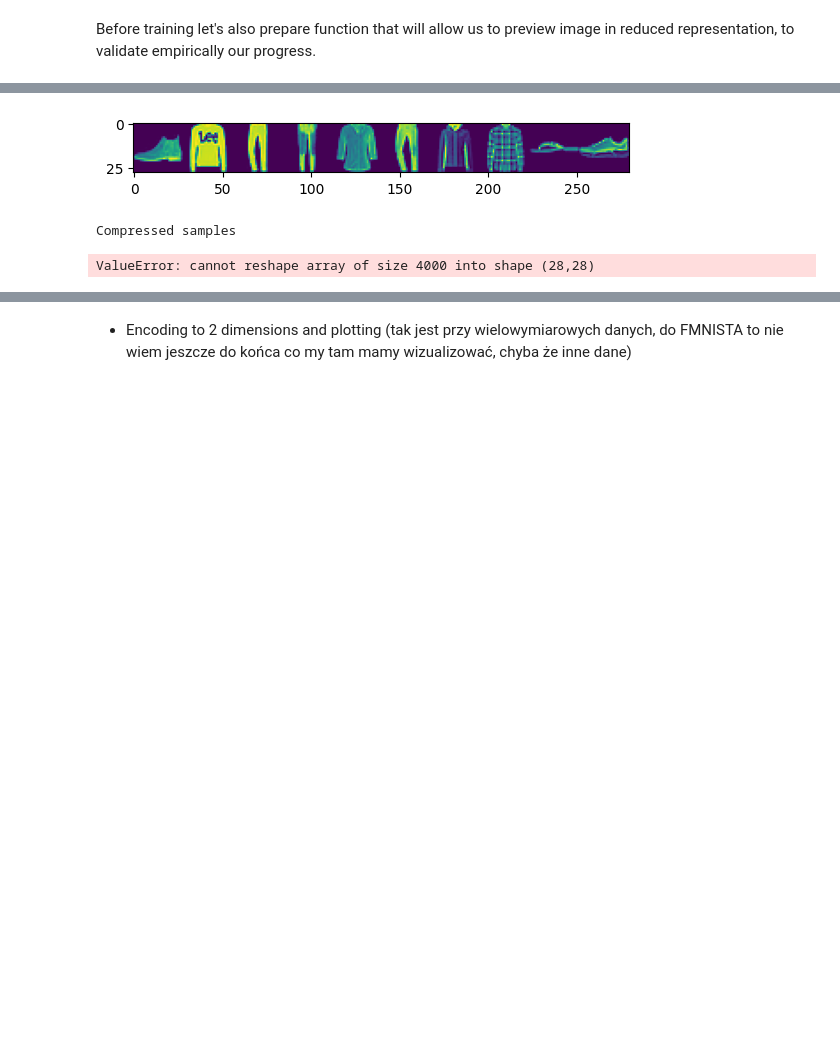
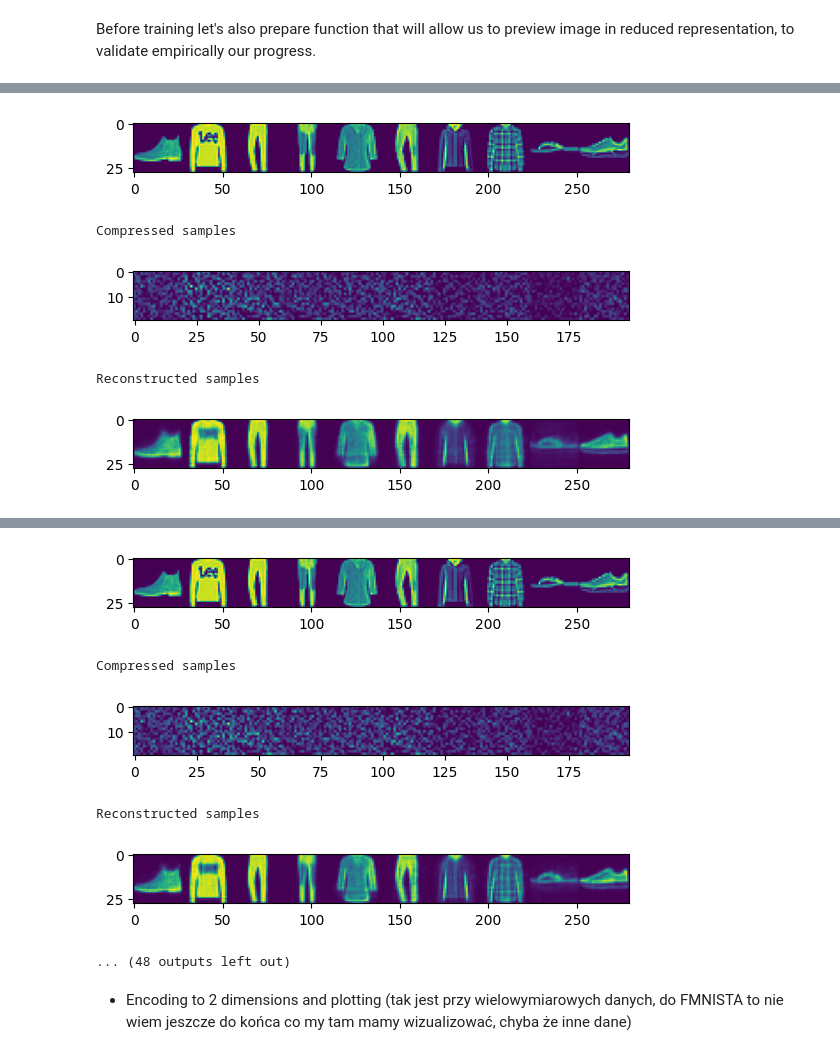
Before and after one commit to piotrekvs/agh-cs-ds-wdzd, a Jupyter notebook: autoencoders_tutorial.ipynb, the cells around one changed output, grey strips where cells are left out. Saved outputs shown, nothing was run; the diff lists cells and outputs as text; code cells hidden in the pictures; blank space fills up the shorter version.

```diff
--- a/autoencoders_tutorial.ipynb
+++ b/autoencoders_tutorial.ipynb
@@ -122,19 +122,22 @@ LATENT_SPACE_SIDE = 20
 import torch.nn as nn
 
 class Autoencoder(nn.Module):
-    def __init__(self):
+    def __init__(self, input_size = INPUT_SIZE, latent_space_size = LATENT_SPACE_SIZE):
         super(Autoencoder, self).__init__()
         self.encoder = nn.Sequential(
-            nn.Linear(INPUT_SIZE, LATENT_SPACE_SIZE),
+            nn.Linear(input_size,latent_space_size),
             nn.ReLU(),
         )
         self.decoder = nn.Sequential(
-            nn.Linear(LATENT_SPACE_SIZE, INPUT_SIZE),
+            nn.Linear(latent_space_size, input_size),
             nn.Sigmoid(),
         )
 
     def encode(self, x):
         return self.encoder(x)
+    def decode(self, x):
+        return self.decoder(x)
+
 
     def forward(self, x):
         x = self.encoder(x)
@@ -183,24 +186,27 @@ X_test = torch.tensor(X_test, dtype=torch.float32)
 batched_data = torch.utils.data.DataLoader(X_train, batch_size=BATCH_SIZE, shuffle=True)
 #convert to float32
 # %%
-
-
 ae = Autoencoder()
+optimizer = torch.optim.Adam(ae.parameters(), lr=LEARNING_RATE)
 
 for i in range(EPOCHS):
     for batch in batched_data:
-        ae.zero_grad()
+        optimizer.zero_grad()
         recon_batch = ae(batch)
         loss = cost_function(recon_batch, batch)
         loss.backward()
-        for param in ae.parameters():
-            param.data -= LEARNING_RATE * param.grad.data
+        optimizer.step()
+
     print(f'Epoch {i} Loss: {loss.item()}')
+
+    # Evaluation on test data
     sample_data = X_test[:10].view(-1, INPUT_SIZE)
     print('Original samples')
     preview_samples(sample_data)
     print("Compressed samples")
-    preview_samples(ae.encode(sample_data).detach().numpy())
+    compressed_samples = ae.encode(sample_data).detach().numpy()
+    preview_samples(compressed_samples, image_shape=(LATENT_SPACE_SIDE, LATENT_SPACE_SIDE))
     print('Reconstructed samples')
-    preview_samples(sample(ae, sample_data).numpy())
+    reconstructed_samples = ae.decode(torch.tensor(compressed_samples)).detach().numpy()
+    preview_samples(reconstructed_samples)
 # %% [output]
@@ -208,4 +214,6 @@ Epoch 0 Loss: 0.17648351192474365
 Original samples
 [figure]
 Compressed samples
+[figure, added]
-ValueError: cannot reshape array of size 4000 into shape (28,28)
+Reconstructed samples
+[figure, added]
@@ -212,2 +222,8 @@ ValueError: cannot reshape array of size 4000 into shape (28,28)
+[figure, added]
+Compressed samples
+[figure, added]
+Reconstructed samples
+[figure, added]
+... (48 outputs left out)
 # %% [markdown]
    - Encoding to 2 dimensions and plotting (tak jest przy wielowymiarowych danych, do FMNISTA to nie wiem jeszcze do końca co my tam mamy wizualizować, chyba że inne dane)
```
Also changed, not shown: parts of 5 cells of this notebook.
